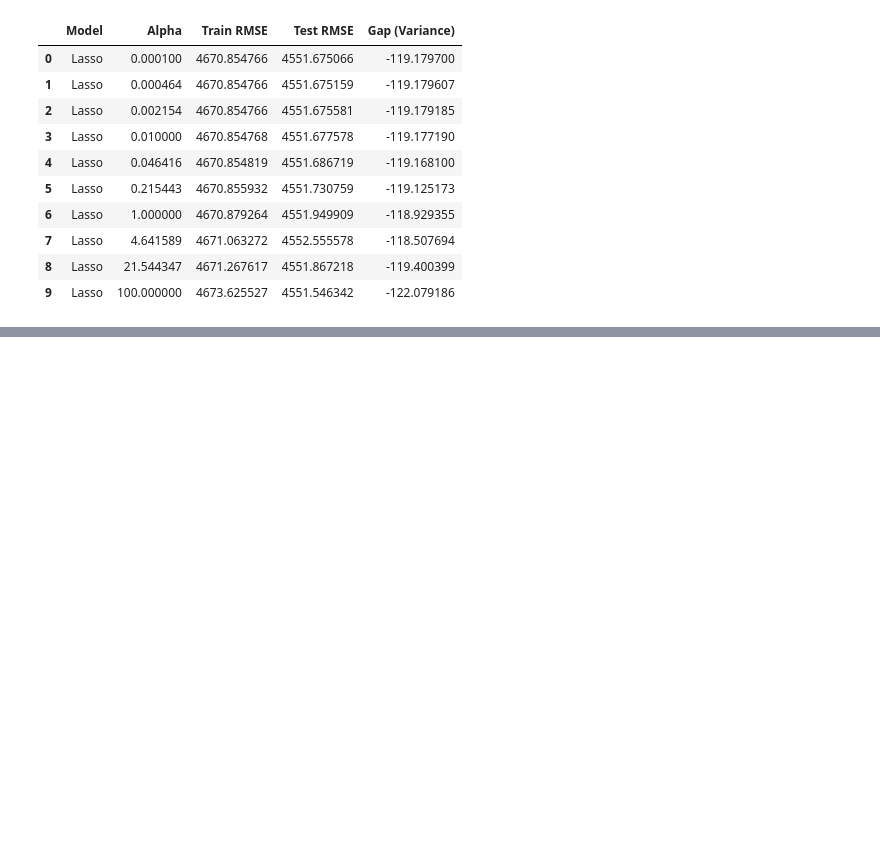
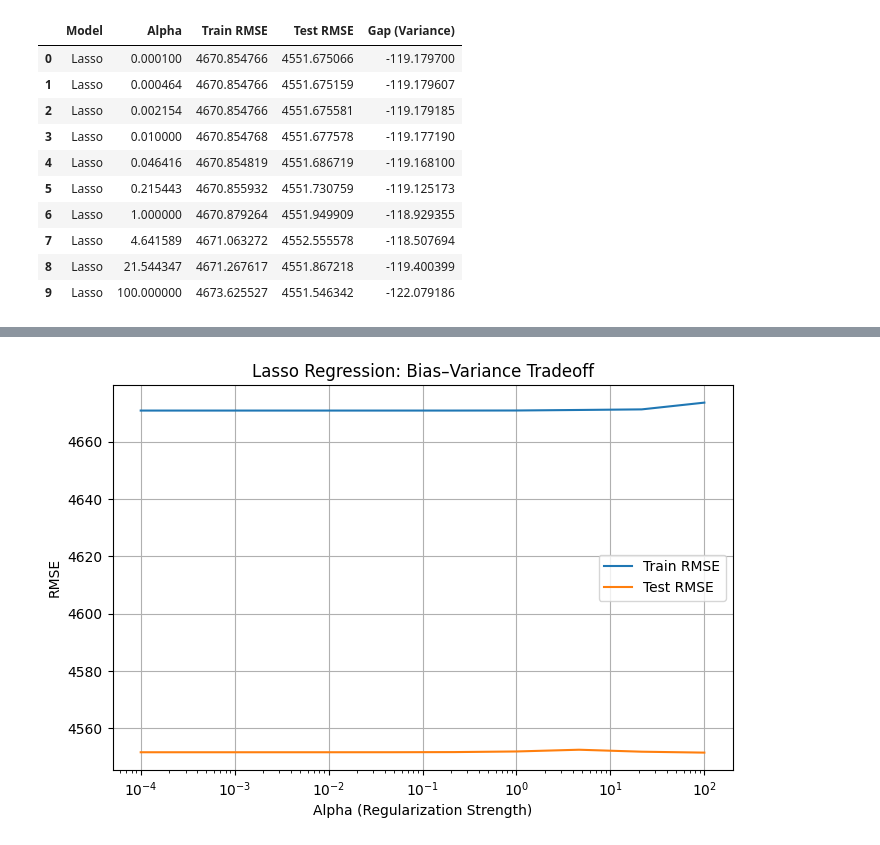
Before and after one commit to Richard-Sarfo/Flight_Price_Prediction, a Jupyter notebook: notebook.ipynb, the cells around one changed output, grey strips where cells are left out. Cells and saved outputs as stored; diff of their text form; code cells hidden in the pictures; blank space fills up the shorter version.

```diff
--- a/notebook.ipynb
+++ b/notebook.ipynb
@@ -349,0 +357,7 @@ lasso_effect
+# %%
+plot_regularization_effect(
+    lasso_effect,
+    model_name="Lasso Regression"
+)
+# %% [output]
+[figure, added]
```
Also changed, not shown: parts of 10 cells of this notebook, 1 other file.
